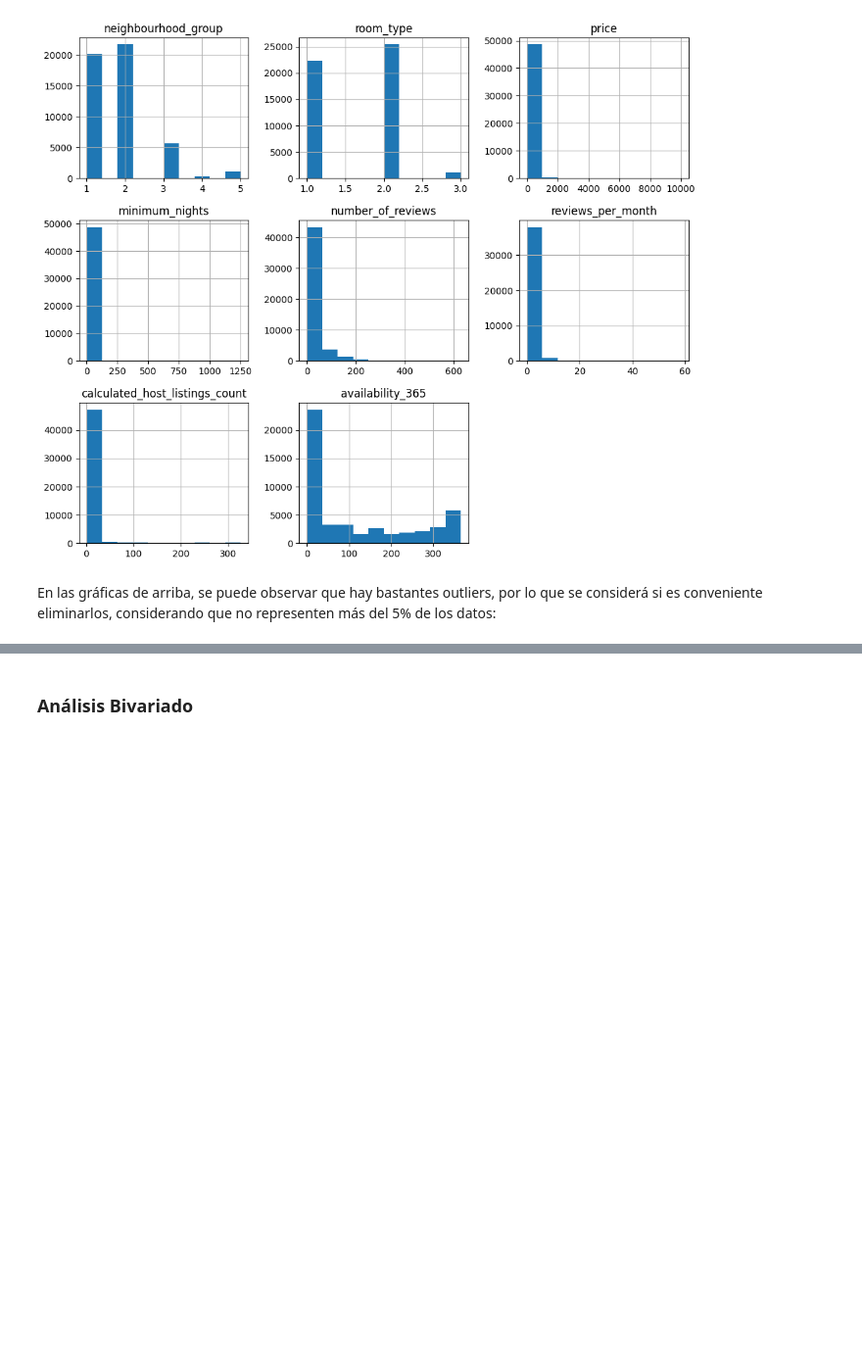
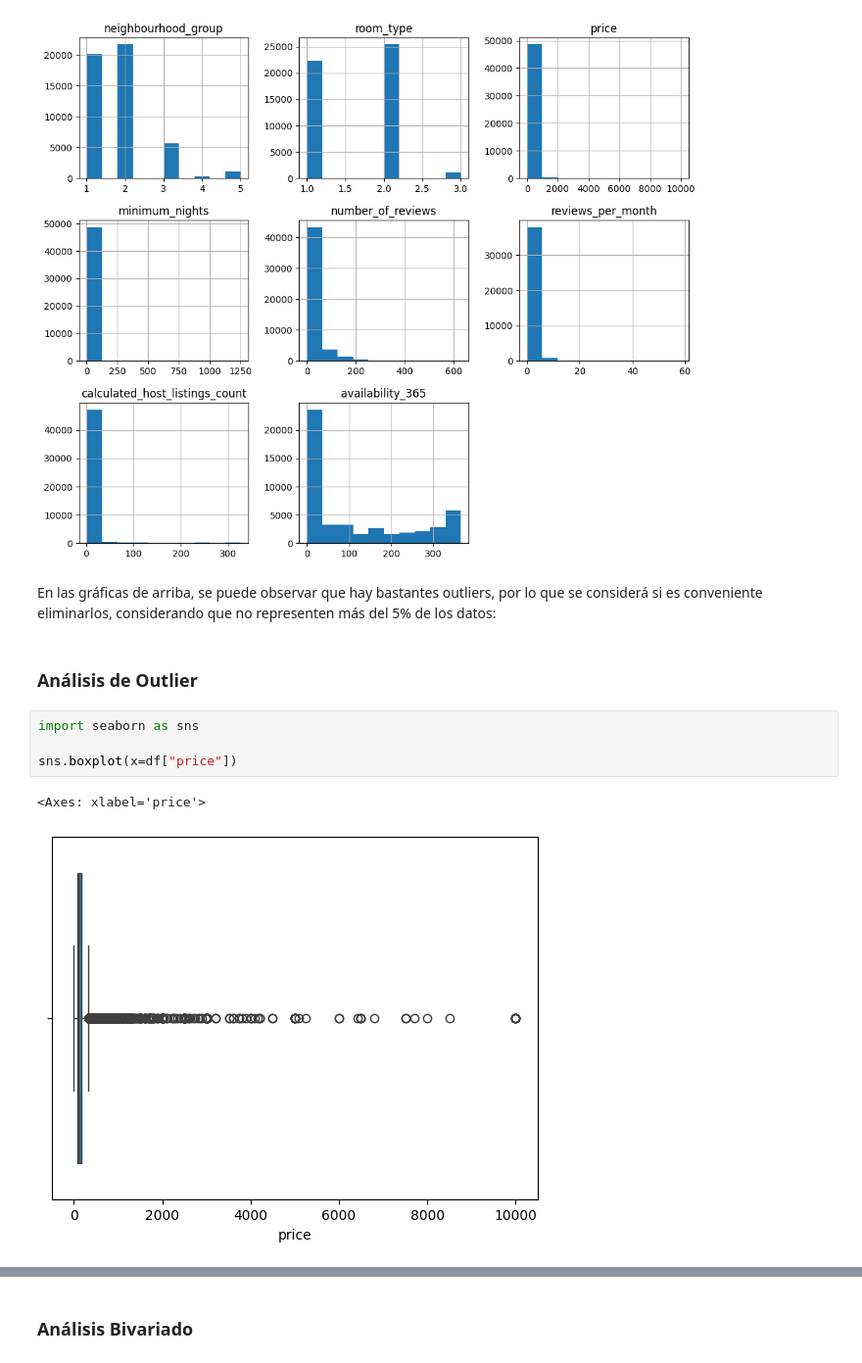
Before and after one commit to Bere333/first_EDA, a Jupyter notebook: src/exploratory_data_analysis.ipynb, the cells around one changed output, grey strips where cells are left out. Shown at 98% size. Drawn from its saved outputs; the diff is of its cells as text; blank space fills up the shorter version.

Commit message:
added outliers's analysis

```diff
--- a/src/exploratory_data_analysis.ipynb
+++ b/src/exploratory_data_analysis.ipynb
@@ -128,3 +128,12 @@ plt.show()
 [figure]
 # %% [markdown]
 En las gráficas de arriba, se puede observar que hay bastantes outliers, por lo que se considerá si es conveniente eliminarlos, considerando que no representen más del 5% de los datos:
+# %% [markdown]
+### Análisis de Outlier
+# %%
+import seaborn as sns
+
+sns.boxplot(x=df["price"])
+# %% [output]
+<Axes: xlabel='price'>
+[figure, added]
```
Also changed, not shown: parts of 7 cells of this notebook.
